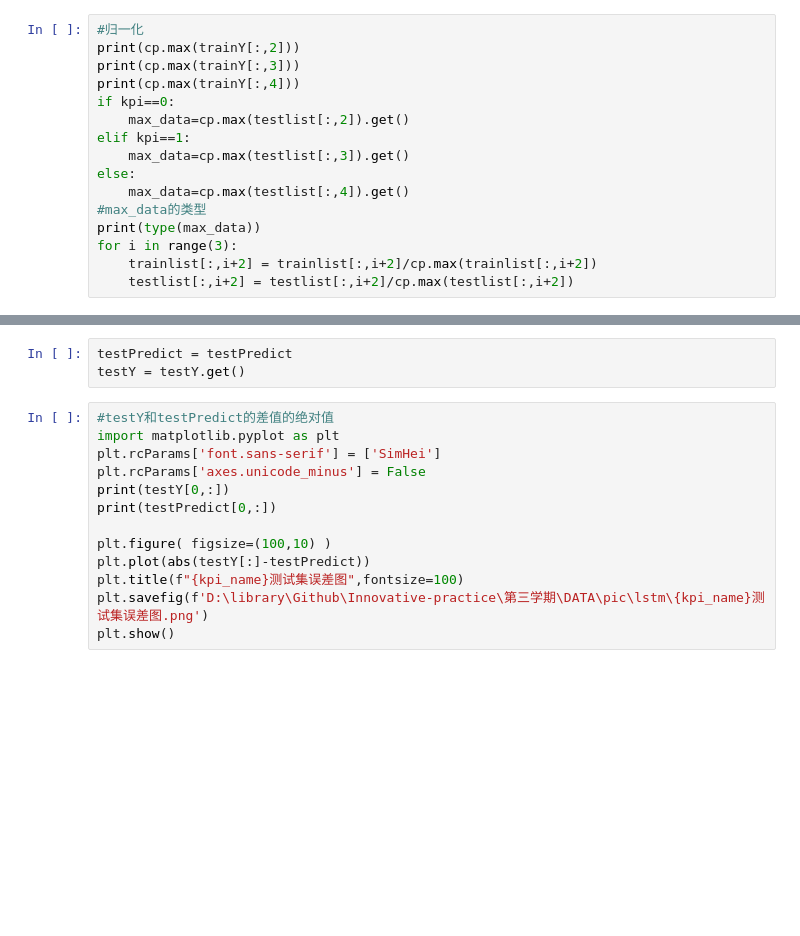
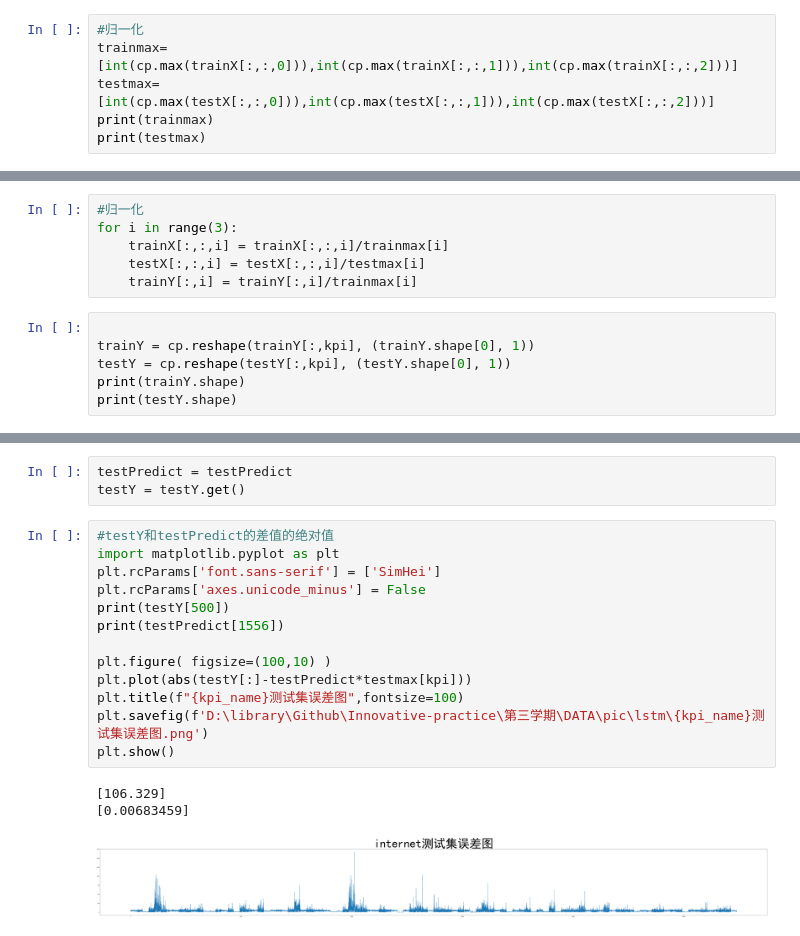
Before and after one commit to weixiabing/Innovative-practice, a Jupyter notebook: 第三学期/lstm/lstm.ipynb, the cells around one changed output, grey strips where cells are left out. Cells and saved outputs as stored; diff of their text form; blank space fills up the shorter version.

```diff
--- a/第三学期/lstm/lstm.ipynb
+++ b/第三学期/lstm/lstm.ipynb
@@ -39,19 +44,9 @@ elif kpi==1:
     kpi_name='call'
 else:
     kpi_name='internet'
-# %%
-#归一化
-print(cp.max(trainY[:,2]))
-print(cp.max(trainY[:,3]))
-print(cp.max(trainY[:,4]))
-if kpi==0:
-    max_data=cp.max(testlist[:,2]).get()
-elif kpi==1:
-    max_data=cp.max(testlist[:,3]).get()
-else:
-    max_data=cp.max(testlist[:,4]).get()
-#max_data的类型
-print(type(max_data))
-for i in range(3):
-    trainlist[:,i+2] = trainlist[:,i+2]/cp.max(trainlist[:,i+2])
-    testlist[:,i+2] = testlist[:,i+2]/cp.max(testlist[:,i+2])
+# %%
+#归一化
+trainmax=[int(cp.max(trainX[:,:,0])),int(cp.max(trainX[:,:,1])),int(cp.max(trainX[:,:,2]))]
+testmax=[int(cp.max(testX[:,:,0])),int(cp.max(testX[:,:,1])),int(cp.max(testX[:,:,2]))]
+print(trainmax)
+print(testmax)
@@ -57,0 +56,12 @@ for i in range(3):
+# %%
+#归一化
+for i in range(3):
+    trainX[:,:,i] = trainX[:,:,i]/trainmax[i]
+    testX[:,:,i] = testX[:,:,i]/testmax[i]
+    trainY[:,i] = trainY[:,i]/trainmax[i]
+# %%
+
+trainY = cp.reshape(trainY[:,kpi], (trainY.shape[0], 1))
+testY = cp.reshape(testY[:,kpi], (testY.shape[0], 1))
+print(trainY.shape)
+print(testY.shape)
@@ -108,16 +157,20 @@ testY = testY.get()
 # %%
 #testY和testPredict的差值的绝对值
 import matplotlib.pyplot as plt
 plt.rcParams['font.sans-serif'] = ['SimHei']
 plt.rcParams['axes.unicode_minus'] = False
-print(testY[0,:])
-print(testPredict[0,:])
+print(testY[500])
+print(testPredict[1556])
 
 plt.figure( figsize=(100,10) )
-plt.plot(abs(testY[:]-testPredict))
+plt.plot(abs(testY[:]-testPredict*testmax[kpi]))
 plt.title(f"{kpi_name}测试集误差图",fontsize=100)
 plt.savefig(f'D:\library\Github\Innovative-practice\第三学期\DATA\pic\lstm\{kpi_name}测试集误差图.png')
 plt.show()
+# %% [output]
+[106.329]
+[0.00683459]
+[figure, added]
 # %%
 import matplotlib.pyplot as plt
 # 解决中文显示问题
```
Also changed, not shown: parts of 9 cells of this notebook, 19 other files.
